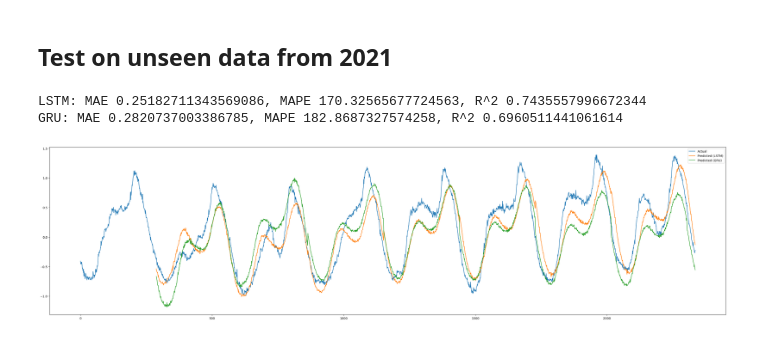
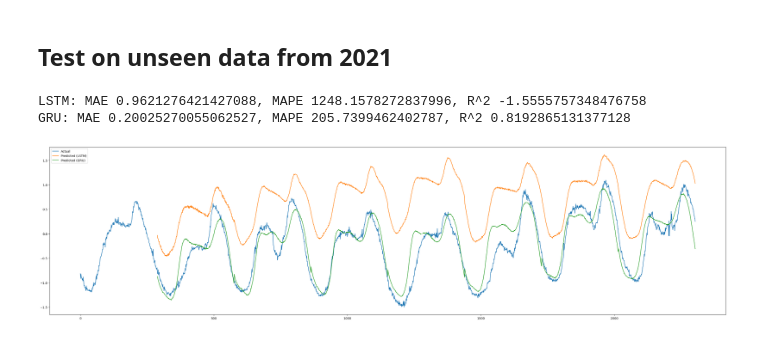
Before and after one commit to Acmaro/NY-electricity-lload-prediction, a Jupyter notebook: RNN/notebook.ipynb, the cells around one changed output. Saved outputs shown, nothing was run; the diff lists cells and outputs as text; code cells hidden in the pictures.

```diff
--- a/RNN/notebook.ipynb
+++ b/RNN/notebook.ipynb
@@ -215,7 +218,9 @@ def evaluate_metrics(real_values, predictions):
     mae = np.mean(np.abs(real_values - predictions))
 
     # Mean Absolute Percentage Error (MAPE)
-    mape = np.mean(np.abs((real_values - predictions) / real_values)) * 100
+    epsilon = 1e-6
+    mape = np.mean(np.abs((real_values - predictions) / (real_values + epsilon))) * 100
+
 
     # R-squared
     ss_res = np.sum((real_values - predictions) ** 2)
@@ -246,7 +251,7 @@ def model_evaluation(model, criterion, data_loader, device='cpu'):
 
     return loss_mean
 
-def training_loop(n_epochs, optimizer, model, criterion, train_loader, test_loader, verbose=False, device='cpu', save_model=None, save_as='model.pt'):
+def training_loop(n_epochs, optimizer, model, criterion, train_loader, test_loader, verbose=False, scheduler=None, device='cpu', save_model=None, save_as='model.pt'):
     '''
     Set `verbose=True` to see scores for each epoch. If cuda is available, set `device='cuda'`.
 
@@ -265,7 +270,7 @@ def training_loop(n_epochs, optimizer, model, criterion, train_loader, test_load
             x_batch = x_batch.to(device)
             y_batch = y_batch.to(device)
 
-            optimizer.zero_grad()
+            optimizer.zero_grad(set_to_none=True)
             with autocast(device_type='cuda', dtype=torch.float16):
                 outputs = model(x_batch)
                 loss = criterion(outputs, y_batch)
@@ -273,6 +278,9 @@ def training_loop(n_epochs, optimizer, model, criterion, train_loader, test_load
             scaler.scale(loss).backward()
             scaler.step(optimizer)
             scaler.update()
+
+        if scheduler != None:
+            scheduler.step() # update learning rate
 
         train_loss = model_evaluation(model, criterion, train_loader, device=device)
         test_loss = model_evaluation(model, criterion, test_loader, device=device)
@@ -292,6 +300,8 @@ def training_loop(n_epochs, optimizer, model, criterion, train_loader, test_load
 
         if ((n + 1) % 10 == 0) or verbose:
             print(f'Epoch {n + 1}/{n_epochs}: Training loss {train_loss:.4f}, Validation Loss {test_loss:.4f}')
+            if scheduler != None:
+                print(f"Current learning rate is {scheduler.get_last_lr()[0]}")
             print('----------------------------------------------------------')
 
     return train_losses, test_losses
@@ -395,13 +411,13 @@ Epoch 50/50: Training loss 0.1150, Validation Loss 0.1380
 # %% [markdown]
 # Make Predictions
 # %%
-# get 2021 data
-df_2021_raw = pd.read_csv('../data/Prepared data/2021_features.csv')
-df_2021 = df_2021_raw[['timestamp', 'load', 'temp']].copy()
-del df_2021_raw
-df_2021 = timestamp_transformer.transform(df_2021)
-df_2021['temp'] = scaler_temp.transform(df_2021[['temp']])
-df_2021['load'] = scaler_load.transform(df_2021[['load']])
+# get 2020 data
+df_2020_raw = pd.read_csv('../data/Prepared data/2020_features.csv')
+df_2020 = df_2020_raw[['timestamp', 'load', 'temp']].copy()
+del df_2020_raw
+df_2020 = timestamp_transformer.transform(df_2020)
+df_2020['temp'] = scaler_temp.transform(df_2020[['temp']])
+df_2020['load'] = scaler_load.transform(df_2020[['load']])
 # %%
 def make_predictions(model, initial_data, future_data, pred_len, device='cuda'):
     '''
@@ -467,10 +529,10 @@ def make_predictions(model, initial_data, future_data, pred_len, device='cuda'):
 # %%
 # Load saved models
 
-lstm_model = SimpleLSTM(7, 288, 64, 2).to('cuda')
-lstm_model.load_state_dict(torch.load('LSTM.pt', weights_only=True))
+# lstm_model = SimpleLSTM(num_features, output_size, hidden_size, num_layers).to('cuda')
+# lstm_model.load_state_dict(torch.load('LSTM.pt', weights_only=True))
 # lstm_model.eval()
 
-gru_model = SimpleGRU(7, 288, 64, 2).to('cuda')
-gru_model.load_state_dict(torch.load('GRU.pt', weights_only=True))
+# gru_model = SimpleGRU(num_features, output_size, hidden_size, num_layers).to('cuda')
+# gru_model.load_state_dict(torch.load('GRU.pt', weights_only=True))
 # gru_model.eval()
@@ -507,29 +574,29 @@ plt.show()
 # %%
 initial_np = df.iloc[-288:].to_numpy(dtype=np.float32)
 initial_tensor = torch.tensor(initial_np, dtype=torch.float32)
-future_np = df_2021.iloc[:2048].to_numpy(dtype=np.float32)
+future_np = df_2020.iloc[:7*288].to_numpy(dtype=np.float32)
 future_tensor = torch.tensor(future_np, dtype=torch.float32)
 
 predictions_lstm = make_predictions(lstm_model, initial_tensor, future_tensor, pred_len=288, device='cuda')
 predictions_gru = make_predictions(gru_model, initial_tensor, future_tensor, pred_len=288, device='cuda')
 # %%
 initial = df.iloc[-288:]['load'].values
-future = df_2021.iloc[:2048]['load'].values
+future = df_2020.iloc[:7*288]['load'].values
 actual = np.concatenate([initial, future])
 
 lstm_scores = evaluate_metrics(future, predictions_lstm)
 print(f'LSTM: MAE {lstm_scores[0]}, MAPE {lstm_scores[1]}, R^2 {lstm_scores[2]}')
 gru_scores = evaluate_metrics(future, predictions_gru)
 print(f'GRU: MAE {gru_scores[0]}, MAPE {gru_scores[1]}, R^2 {gru_scores[2]}')
 
 plt.figure(figsize=(40, 10))
 plt.plot(actual, label='Actual')
 # shift the predictions to align with the actual data
 plt.plot([None]*288 + predictions_lstm, label='Predicted (LSTM)')
 plt.plot([None]*288 + predictions_gru, label='Predicted (GRU)')
 plt.legend()
 plt.show()
 # %% [output]
-LSTM: MAE 0.25182711343569086, MAPE 170.32565677724563, R^2 0.7435557996672344
-GRU: MAE 0.2820737003386785, MAPE 182.8687327574258, R^2 0.6960511441061614
+LSTM: MAE 0.9621276421427088, MAPE 1248.1578272837996, R^2 -1.5555757348476758
+GRU: MAE 0.20025270055062527, MAPE 205.7399462402787, R^2 0.8192865131377128
-[figure, old version]
+[figure, new version]
```
Also changed, not shown: parts of 10 cells of this notebook, 1 other file.
